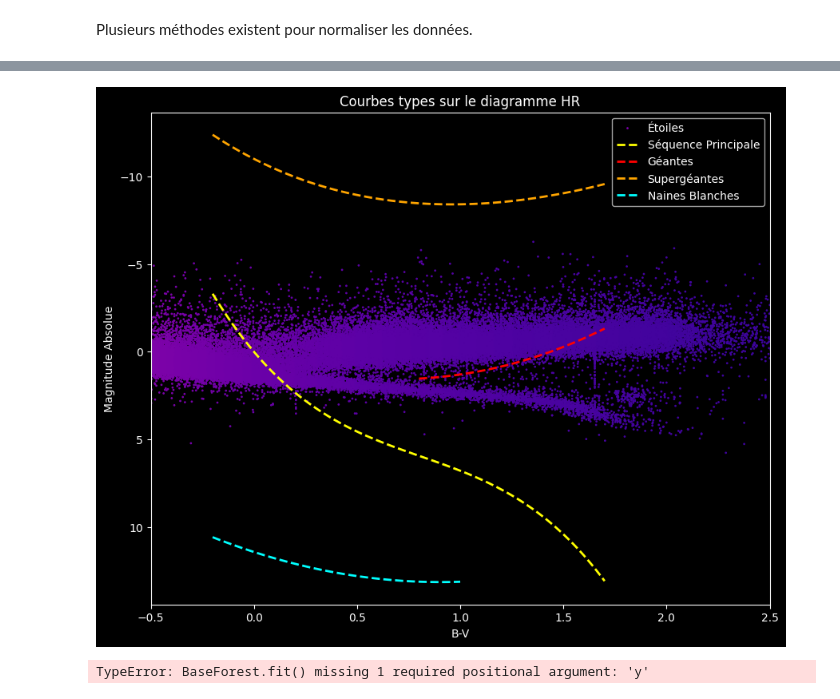
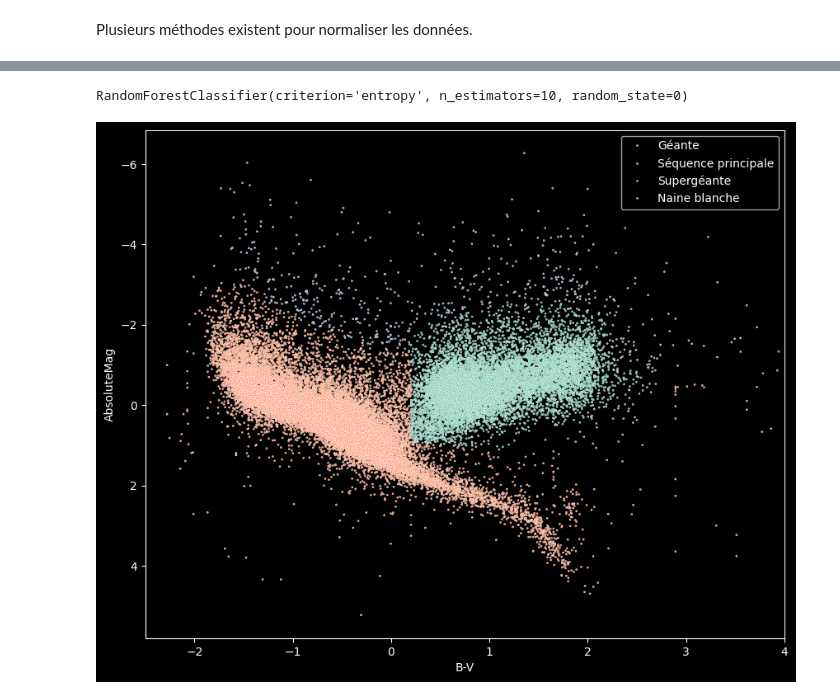
Before and after one commit to Moni003/Diagramme_HR_MML, a Jupyter notebook: rf_test.ipynb, the cells around one changed output, grey strips where cells are left out. Saved outputs shown, nothing was run; the diff lists cells and outputs as text; code cells hidden in the pictures.

```diff
--- a/rf_test.ipynb
+++ b/rf_test.ipynb
@@ -520,39 +289,0 @@ def pca_kmeans(nb_comp, nb_cluster) :
-# %%
-def mag_seq_princ(bv):
-    return 4.95 * bv**3 - 12.07 * bv**2 + 13.91 * bv
-
-def mag_geantes(bv):
-    return -2.1 * bv**2.2 + 2.9 * bv + 0.5
-
-def mag_supergiantes(bv):
-    return -6 * np.exp(-bv) - 1.2 * bv**2 - 5
-
-def mag_naines_blanches(bv):
-    return -2.1 * (bv + 0.5)**2 + 5.9 * (bv + 0.5) + 9
-
-bv_seq_princ = np.linspace(-0.2, 1.7, 100)
-bv_geantes = np.linspace(0.8, 1.7, 100)
-bv_superg = np.linspace(-0.2, 1.7, 100)
-bv_naine_blanche = np.linspace(-0.2, 1.0, 100)
-
-abs_mag_seq_princ = mag_seq_princ(bv_seq_princ)
-abs_mag_geantes = mag_geantes(bv_geantes)
-abs_mag_superg = mag_supergiantes(bv_superg)
-abs_mag_naine_blanche = mag_naines_blanches(bv_naine_blanche)
-
-# Tracer les courbes
-plt.figure(figsize=(10, 8))
-plt.scatter(X_scaled_df['B-V'], X_scaled_df['AbsoluteMag'], s=1, c=X_scaled_df['Temperature'], cmap="plasma", label='Étoiles')
-plt.plot(bv_seq_princ, abs_mag_seq_princ, color='yellow', linestyle='--', linewidth=2, label='Séquence Principale')
-plt.plot(bv_geantes, abs_mag_geantes, color='red', linestyle='--', linewidth=2, label='Géantes')
-plt.plot(bv_superg, abs_mag_superg, color='orange', linestyle='--', linewidth=2, label='Supergéantes')
-plt.plot(bv_naine_blanche, abs_mag_naine_blanche, color='cyan', linestyle='--', linewidth=2, label='Naines Blanches')
-plt.gca().invert_yaxis()
-plt.xlim(-0.5, 2.5)
-plt.xlabel("B-V")
-plt.ylabel("Magnitude Absolue")
-plt.title("Courbes types sur le diagramme HR")
-plt.legend()
-plt.show()
-# %% [output]
-[figure, removed]
@@ -563,4 +290,27 @@ rf = RandomForestClassifier(n_estimators=100, criterion = "gini", max_features="
-# %%
-rf.fit(X_scaled_df)
-# %% [output]
-TypeError: BaseForest.fit() missing 1 required positional argument: 'y'
+# %%
+X = X_final.iloc[:, :-1].values
+y = X_final.iloc[:, -1].values
+
+X_train, X_test, y_train, y_test = train_test_split(X, y, test_size=0.3, random_state=42, stratify=y)
+
+X_train = pd.DataFrame(X_train, columns = X_final.columns[:-1])
+
+X_test = pd.DataFrame(X_test, columns = X_final.columns[:-1])
+# %%
+rf = RandomForestClassifier(n_estimators=10, criterion='entropy', random_state=0)
+# %%
+rf.fit(X_train, y_train)
+# %% [output]
+RandomForestClassifier(criterion='entropy', n_estimators=10, random_state=0)
+# %%
+y_pred = rf.predict(X_test)
+# %%
+plt.figure(figsize=(10, 8))
+#plt.style.use('dark_background')
+sns.scatterplot(x=X_test['B-V'], y=X_test['AbsoluteMag'], hue=y_pred, palette='Set2', marker='.', s=10)
+#plt.title("Diagramme HR normalisé sur les données d'entraînement (K-Means)")
+plt.gca().invert_yaxis()  # il faut inverser l'axe de AbsoluteMag par convention du diagramme HR
+plt.xlim(-2.5, 4)
+plt.show()
+# %% [output]
+[figure, added]
```
Also changed, not shown: parts of 9 cells of this notebook, 1 other file.
